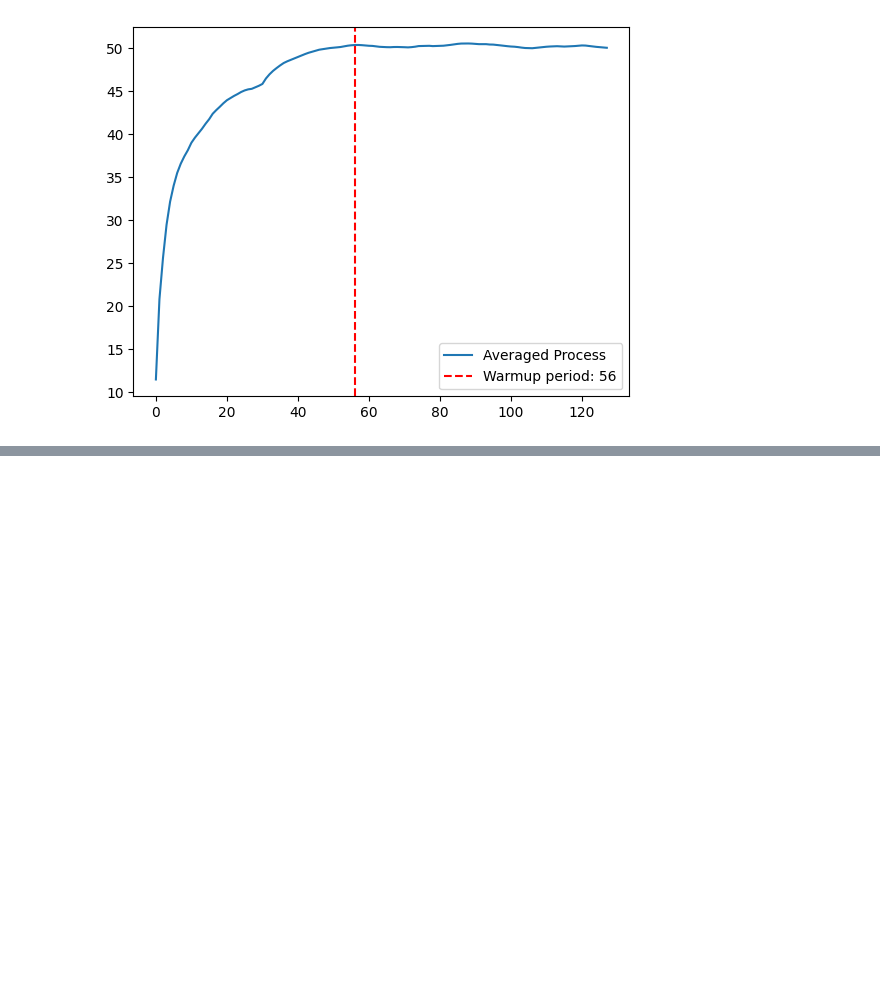
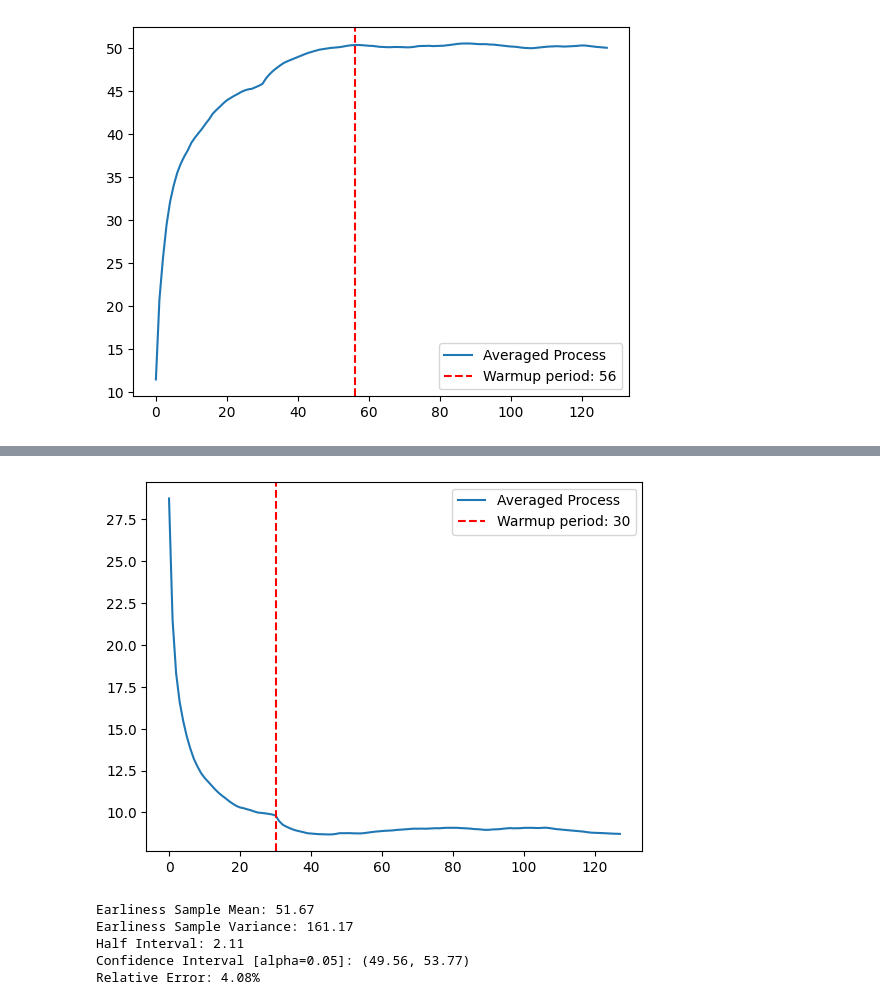
Before and after one commit to alessiacorni/Production_System, a Jupyter notebook: push_system/production_system.ipynb, the cells around one changed output, grey strips where cells are left out. Cells and saved outputs as stored; diff of their text form; code cells hidden in the pictures; blank space fills up the shorter version.

```diff
--- a/push_system/production_system.ipynb
+++ b/push_system/production_system.ipynb
@@ -1279,0 +1412,5 @@ tis_warmup_period = welch.warmup_period
+# %%
+welch = Welch(system_arr, window_size=30, tol=0.1)
+welch.plot()
+# %% [output]
+[figure, added]
@@ -1279,0 +1432,21 @@ tis_warmup_period = welch.warmup_period
+# %%
+system_runs = main_system(*seeds[S:T], until=60 * 160)
+alpha = 0.05
+earliness_sample_mean, earliness_sample_variance, half_interval = (
+    analyze_time_in_system(
+        system_runs, warmup_period=earliness_warmup_period, alpha=alpha
+    )
+)
+print(f"Earliness Sample Mean: {earliness_sample_mean:.2f}")
+print(f"Earliness Sample Variance: {earliness_sample_variance:.2f}")
+print(f"Half Interval: {half_interval:.2f}")
+print(
+    f"Confidence Interval [{alpha=}]: ({earliness_sample_mean - half_interval:.2f}, {earliness_sample_mean + half_interval:.2f})"
+)
+print(f"Relative Error: {100 * half_interval / earliness_sample_mean:.2f}%")
+# %% [output]
+Earliness Sample Mean: 51.67
+Earliness Sample Variance: 161.17
+Half Interval: 2.11
+Confidence Interval [alpha=0.05]: (49.56, 53.77)
+Relative Error: 4.08%
```
Also changed, not shown: parts of 18 cells of this notebook, 1 other file.
